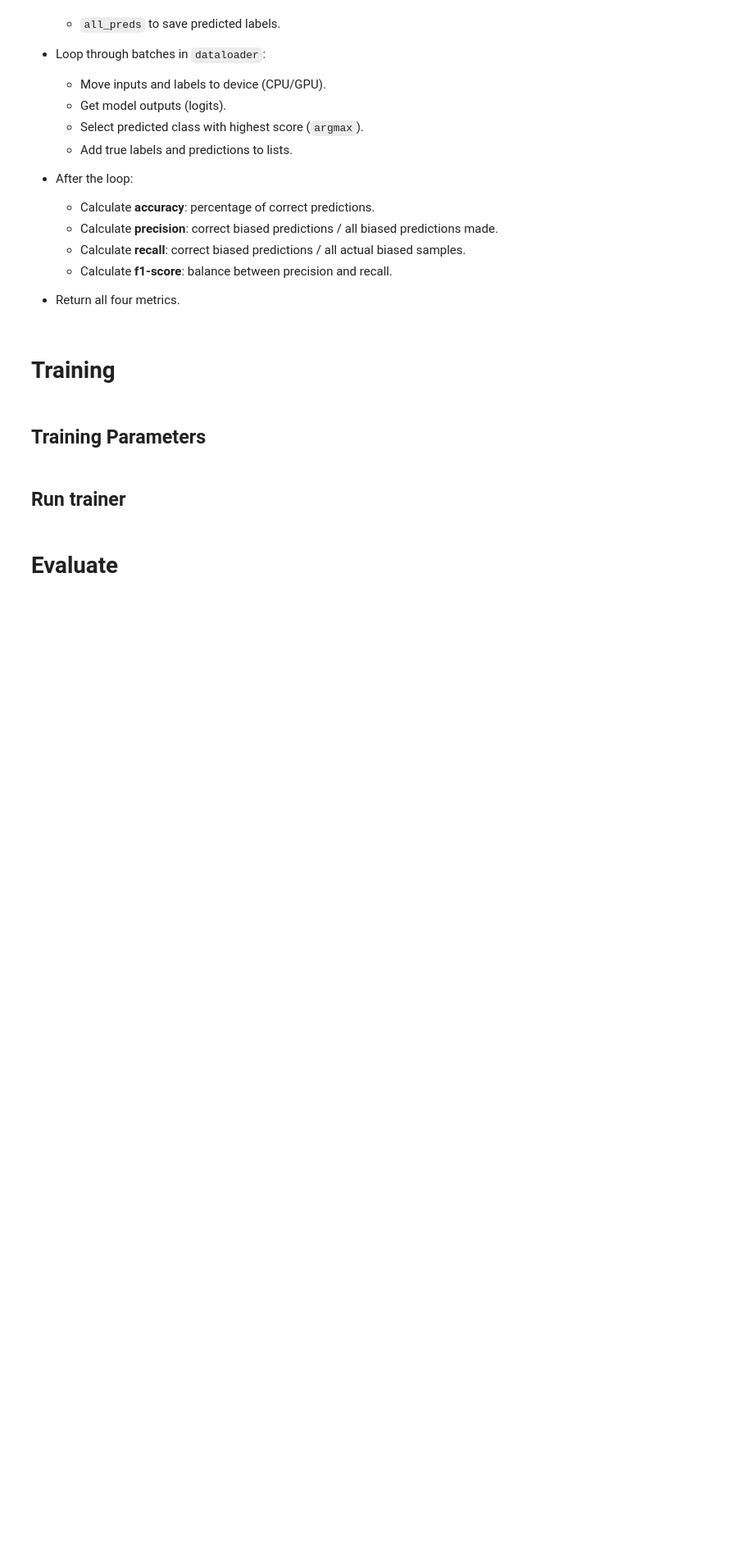
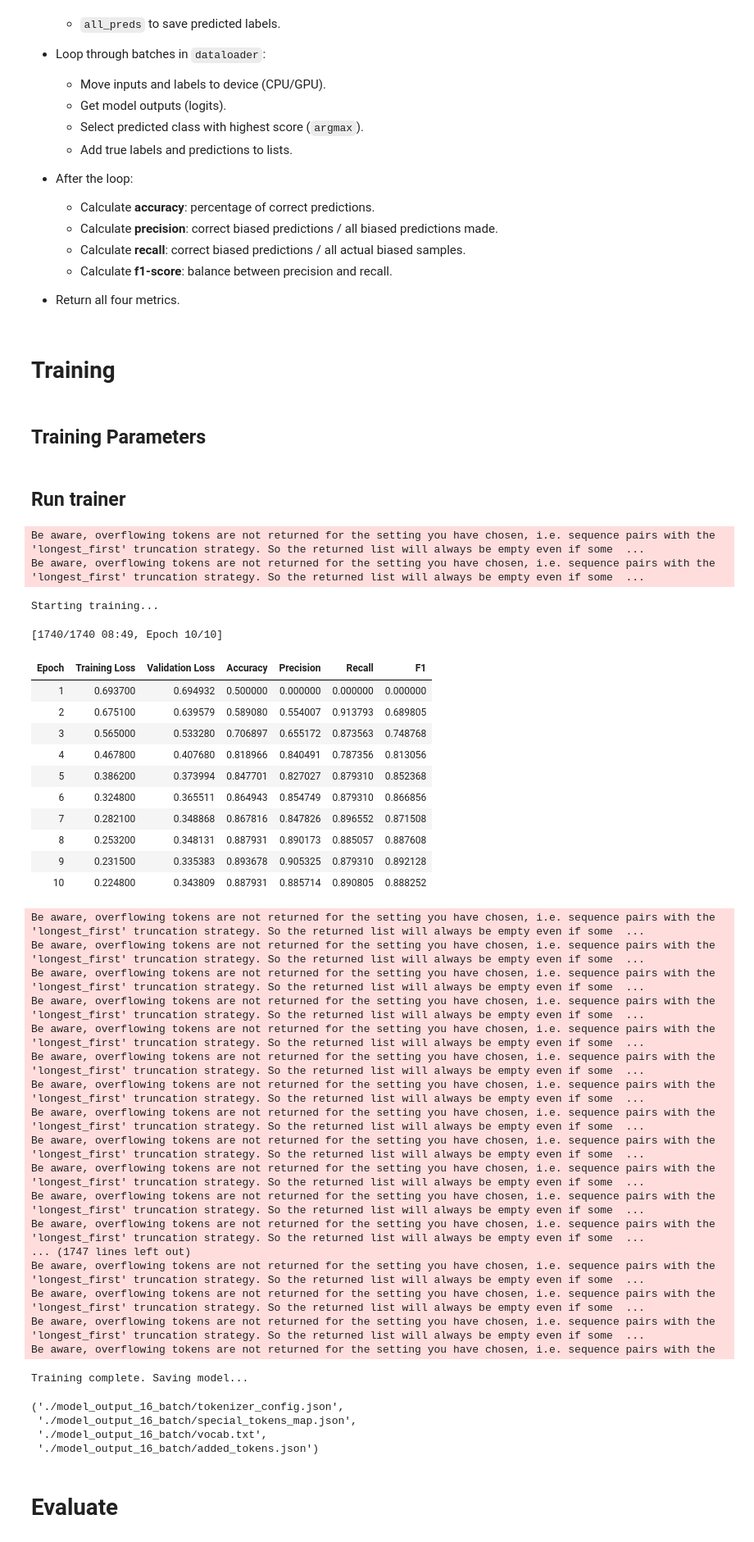
Before and after one commit to phmkhali/bias-detector-en-de, a Jupyter notebook: fine-tuning.ipynb, the cells around one changed output. Shown: that part at 82% size. Drawn from its saved outputs; the diff is of its cells as text; code cells hidden in the pictures; blank space fills up the shorter version.

```diff
--- a/fine-tuning.ipynb
+++ b/fine-tuning.ipynb
@@ -24,6 +27,6 @@ seed = 10
 # %% [markdown]
 # Load Dataset
 # %%
-df = pd.read_csv("datasets/dataset.csv")
+df = pd.read_csv("datasets/mgente_lardelli.csv")
 # %%
 df.head(5)
@@ -170,14 +204,16 @@ def compute_metrics(eval_pred):
 # %% [markdown]
 ## Training Parameters
 # %%
+output_dir="./model_output_16_batch"
+
 # hyperparameters
 lr = 2e-5
-batch_size = 8
-num_epochs = 4
+batch_size = 16
+num_epochs = 10
 
 training_args = TrainingArguments(
     seed = seed,
-    output_dir="./model_output",
+    output_dir=output_dir,
     num_train_epochs=num_epochs,
     per_device_train_batch_size=batch_size,
     per_device_eval_batch_size=batch_size,
@@ -199,20 +235,59 @@ trainer = Trainer(
     train_dataset=train_dataset,
     eval_dataset=val_dataset,
     compute_metrics=compute_metrics,
+    callbacks=[EarlyStoppingCallback(early_stopping_patience=3)]
 )
 # %%
 print("Starting training...")
 
 try:
     train_results = trainer.train()
 except Exception as e:
     print("Training failed:", e)
     raise
 
 print("Training complete. Saving model...")
 
-trainer.save_model("./model_output")
-tokenizer.save_pretrained("./model_output")
+trainer.save_model(output_dir)
+tokenizer.save_pretrained(output_dir)
+# %% [output]
+Be aware, overflowing tokens are not returned for the setting you have chosen, i.e. sequence pairs with the 'longest_first' truncation strategy. So the returned list will always be empty even if some  ...
+Be aware, overflowing tokens are not returned for the setting you have chosen, i.e. sequence pairs with the 'longest_first' truncation strategy. So the returned list will always be empty even if some  ...
+Starting training...
+[1740/1740 08:49, Epoch 10/10]
+| Epoch | Training Loss | Validation Loss | Accuracy | Precision | Recall | F1 |
+| 1 | 0.693700 | 0.694932 | 0.500000 | 0.000000 | 0.000000 | 0.000000 |
+| 2 | 0.675100 | 0.639579 | 0.589080 | 0.554007 | 0.913793 | 0.689805 |
+| 3 | 0.565000 | 0.533280 | 0.706897 | 0.655172 | 0.873563 | 0.748768 |
+| 4 | 0.467800 | 0.407680 | 0.818966 | 0.840491 | 0.787356 | 0.813056 |
+| 5 | 0.386200 | 0.373994 | 0.847701 | 0.827027 | 0.879310 | 0.852368 |
+| 6 | 0.324800 | 0.365511 | 0.864943 | 0.854749 | 0.879310 | 0.866856 |
+| 7 | 0.282100 | 0.348868 | 0.867816 | 0.847826 | 0.896552 | 0.871508 |
+| 8 | 0.253200 | 0.348131 | 0.887931 | 0.890173 | 0.885057 | 0.887608 |
+| 9 | 0.231500 | 0.335383 | 0.893678 | 0.905325 | 0.879310 | 0.892128 |
+| 10 | 0.224800 | 0.343809 | 0.887931 | 0.885714 | 0.890805 | 0.888252 |
+Be aware, overflowing tokens are not returned for the setting you have chosen, i.e. sequence pairs with the 'longest_first' truncation strategy. So the returned list will always be empty even if some  ...
+Be aware, overflowing tokens are not returned for the setting you have chosen, i.e. sequence pairs with the 'longest_first' truncation strategy. So the returned list will always be empty even if some  ...
+Be aware, overflowing tokens are not returned for the setting you have chosen, i.e. sequence pairs with the 'longest_first' truncation strategy. So the returned list will always be empty even if some  ...
+Be aware, overflowing tokens are not returned for the setting you have chosen, i.e. sequence pairs with the 'longest_first' truncation strategy. So the returned list will always be empty even if some  ...
+Be aware, overflowing tokens are not returned for the setting you have chosen, i.e. sequence pairs with the 'longest_first' truncation strategy. So the returned list will always be empty even if some  ...
+Be aware, overflowing tokens are not returned for the setting you have chosen, i.e. sequence pairs with the 'longest_first' truncation strategy. So the returned list will always be empty even if some  ...
+Be aware, overflowing tokens are not returned for the setting you have chosen, i.e. sequence pairs with the 'longest_first' truncation strategy. So the returned list will always be empty even if some  ...
+Be aware, overflowing tokens are not returned for the setting you have chosen, i.e. sequence pairs with the 'longest_first' truncation strategy. So the returned list will always be empty even if some  ...
+Be aware, overflowing tokens are not returned for the setting you have chosen, i.e. sequence pairs with the 'longest_first' truncation strategy. So the returned list will always be empty even if some  ...
+Be aware, overflowing tokens are not returned for the setting you have chosen, i.e. sequence pairs with the 'longest_first' truncation strategy. So the returned list will always be empty even if some  ...
+Be aware, overflowing tokens are not returned for the setting you have chosen, i.e. sequence pairs with the 'longest_first' truncation strategy. So the returned list will always be empty even if some  ...
+Be aware, overflowing tokens are not returned for the setting you have chosen, i.e. sequence pairs with the 'longest_first' truncation strategy. So the returned list will always be empty even if some  ...
+... (1747 lines left out)
+Be aware, overflowing tokens are not returned for the setting you have chosen, i.e. sequence pairs with the 'longest_first' truncation strategy. So the returned list will always be empty even if some  ...
+Be aware, overflowing tokens are not returned for the setting you have chosen, i.e. sequence pairs with the 'longest_first' truncation strategy. So the returned list will always be empty even if some  ...
+Be aware, overflowing tokens are not returned for the setting you have chosen, i.e. sequence pairs with the 'longest_first' truncation strategy. So the returned list will always be empty even if some  ...
+Be aware, overflowing tokens are not returned for the setting you have chosen, i.e. sequence pairs with the
+Training complete. Saving model...
+('./model_output_16_batch/tokenizer_config.json',
+ './model_output_16_batch/special_tokens_map.json',
+ './model_output_16_batch/vocab.txt',
+ './model_output_16_batch/added_tokens.json')
 # %% [markdown]
 # Evaluate
 # %%
```
Also changed, not shown: parts of 8 cells of this notebook, 6 other files.
